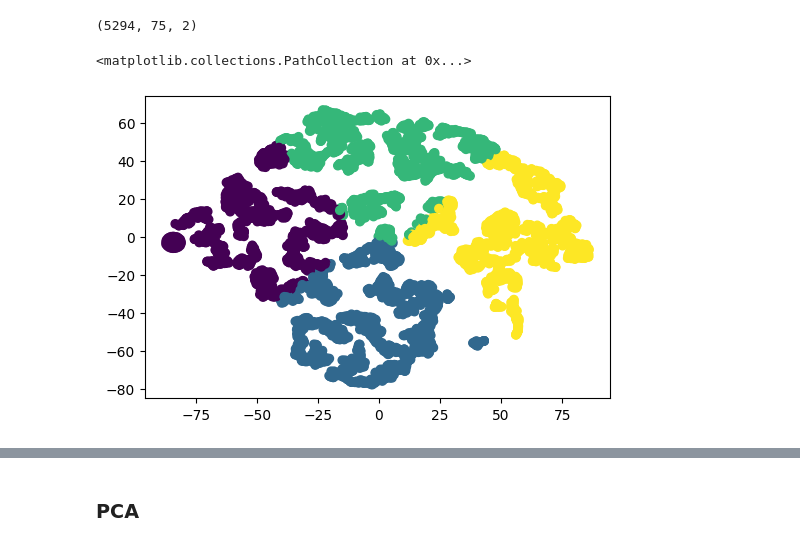
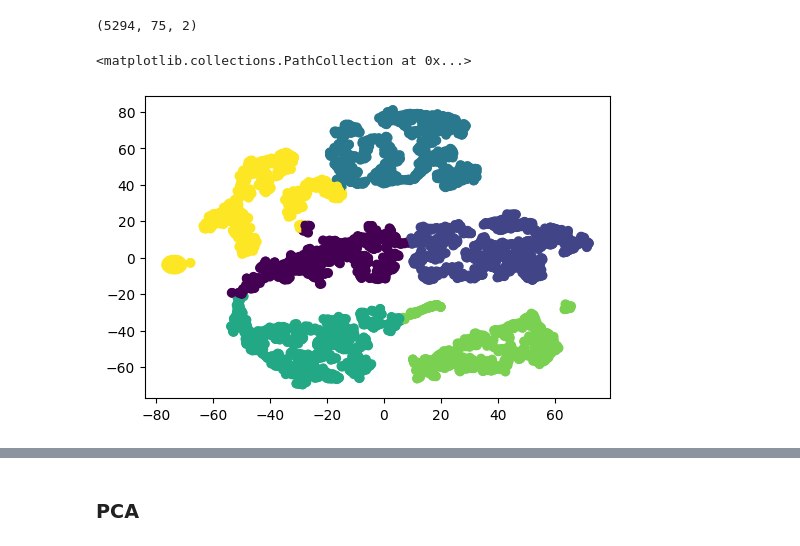
Before and after one commit to NevVerVer/Neuromatch_2022_EcoG_movements, a Jupyter notebook: models/lstm_model_training.ipynb, the cells around one changed output, grey strips where cells are left out. Cells and saved outputs as stored; diff of their text form; code cells hidden in the pictures.

```diff
--- a/models/lstm_model_training.ipynb
+++ b/models/lstm_model_training.ipynb
@@ -41,8 +42,9 @@ dataset_full.shape
 dataset = dataset_full.reshape((dataset_full.shape[0], dataset_full.shape[2], dataset_full.shape[1]))
 # X_train, X_test = train_test_split(dataset_full[k_mean_labels == 2], test_size=0.04, random_state=SEED)
 # X_train, X_test = train_test_split(dataset_full, test_size=0.04, random_state=SEED)
+k_mean_mask = (k_mean_labels == 2) | (k_mean_labels == 8) | (k_mean_labels == 6) | (k_mean_labels == 0)
 # k_mean_mask = (k_mean_labels == 2) | (k_mean_labels == 8) | (k_mean_labels == 6) | (k_mean_labels == 0)
-k_mean_mask = k_mean_labels > 0
+# k_mean_mask = k_mean_labels > 0
 X_train, X_test = train_test_split(dataset_full[k_mean_mask], test_size=0.04, random_state=SEED)
 
 X_train, X_val = train_test_split(X_train, test_size=0.33, random_state=SEED)
@@ -331,13 +380,13 @@ dataset[k_mean_mask].shape
 X_TSNE = TSNE(n_components=2, random_state=SEED).fit_transform(z_x_train)
 X_PCA = PCA(n_components=2, random_state=SEED).fit_transform(z_x_train)
 # %%
-n_clusters = 4
+n_clusters = 6
 kmeans = KMeans(n_clusters=n_clusters)
 Y_TSNE = kmeans.fit_predict(X_TSNE)
 plt.scatter(X_TSNE[:, 0], X_TSNE[:, 1], c = Y_TSNE)
 # %% [output]
 <matplotlib.collections.PathCollection at 0x...>
-[figure, old version]
+[figure, new version]
 # %%
 for par in ['reach_a', 'onset_velocity', 'reach_r', 'reach_duration']:
     plt.figure(figsize=(20, 10))
```
Also changed, not shown: parts of 13 cells of this notebook, 1 other file.
